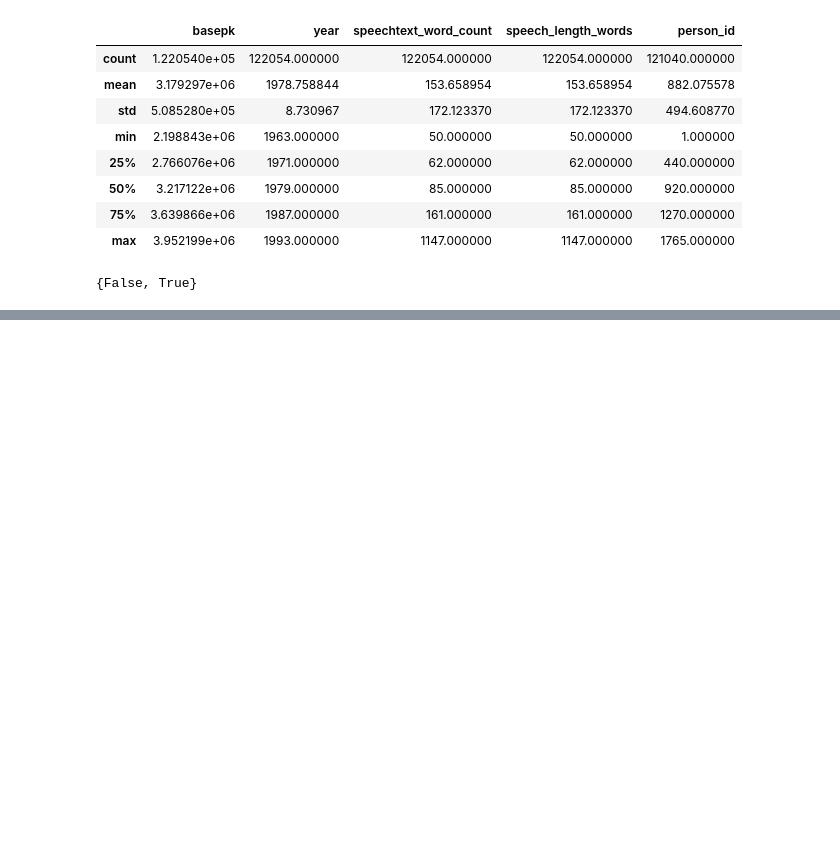
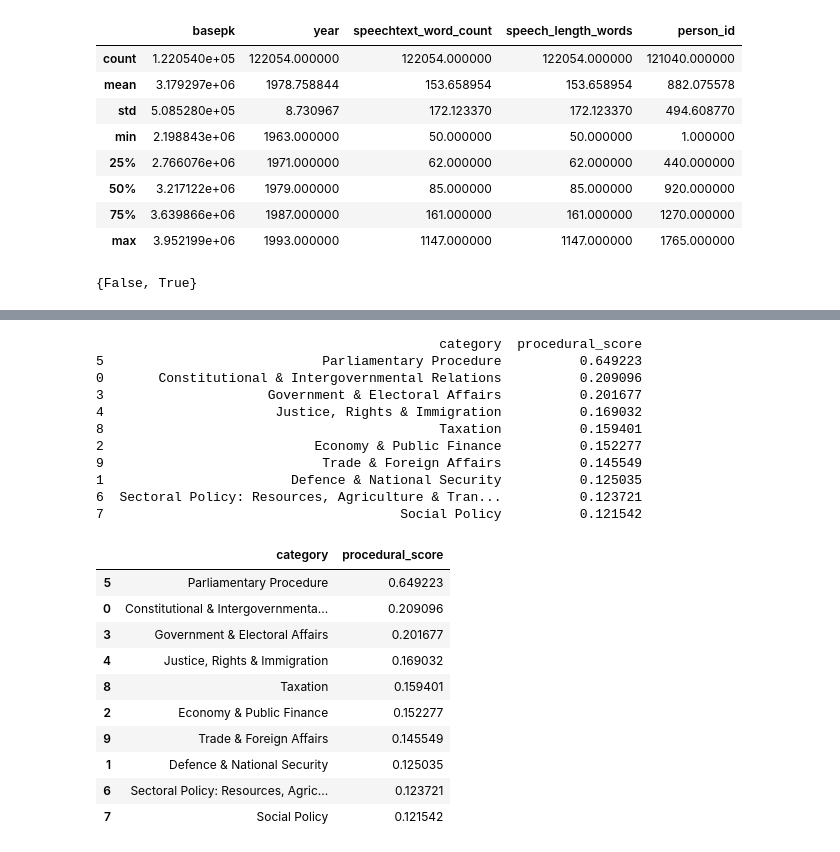
Before and after one commit to yjw049-sudo/Evaluating_Econometric_Methods_MyProject, a Jupyter notebook: work_1953_1993/temp.ipynb, the cells around one changed output, grey strips where cells are left out. Cells and saved outputs as stored; diff of their text form; code cells hidden in the pictures; blank space fills up the shorter version.

```diff
--- a/work_1953_1993/temp.ipynb
+++ b/work_1953_1993/temp.ipynb
@@ -38,0 +249,57 @@ print(s)
+# %%
+from pathlib import Path
+import pandas as pd
+
+# 文件路径：相对于 work_1953_1993\temp.ipynb
+input_file = Path("output") / "Speeches_final.csv"
+
+# 只读取需要的两列，节省内存
+df = pd.read_csv(
+    input_file,
+    usecols=["category", "procedural_score"],
+    low_memory=False
+)
+
+# 确保 procedural_score 是数值型
+df["procedural_score"] = pd.to_numeric(
+    df["procedural_score"],
+    errors="coerce"
+)
+
+# 按 category 计算 procedural_score 平均值
+category_procedural_mean = (
+    df
+    .dropna(subset=["category", "procedural_score"])
+    .groupby("category", as_index=False)["procedural_score"]
+    .mean()
+    .sort_values("procedural_score", ascending=False)
+)
+
+# 打印结果
+print(category_procedural_mean)
+
+# 在 Jupyter Notebook 中以表格形式显示
+display(category_procedural_mean)
+# %% [output]
+                                            category  procedural_score
+5                            Parliamentary Procedure          0.649223
+0       Constitutional & Intergovernmental Relations          0.209096
+3                     Government & Electoral Affairs          0.201677
+4                      Justice, Rights & Immigration          0.169032
+8                                           Taxation          0.159401
+2                           Economy & Public Finance          0.152277
+9                            Trade & Foreign Affairs          0.145549
+1                        Defence & National Security          0.125035
+6  Sectoral Policy: Resources, Agriculture & Tran...          0.123721
+7                                      Social Policy          0.121542
+|  | category | procedural_score |
+| 5 | Parliamentary Procedure | 0.649223 |
+| 0 | Constitutional & Intergovernmenta... | 0.209096 |
+| 3 | Government & Electoral Affairs | 0.201677 |
+| 4 | Justice, Rights & Immigration | 0.169032 |
+| 8 | Taxation | 0.159401 |
+| 2 | Economy & Public Finance | 0.152277 |
+| 9 | Trade & Foreign Affairs | 0.145549 |
+| 1 | Defence & National Security | 0.125035 |
+| 6 | Sectoral Policy: Resources, Agric... | 0.123721 |
+| 7 | Social Policy | 0.121542 |
```
Also changed, not shown: parts of 3 cells of this notebook, 1 other file.
